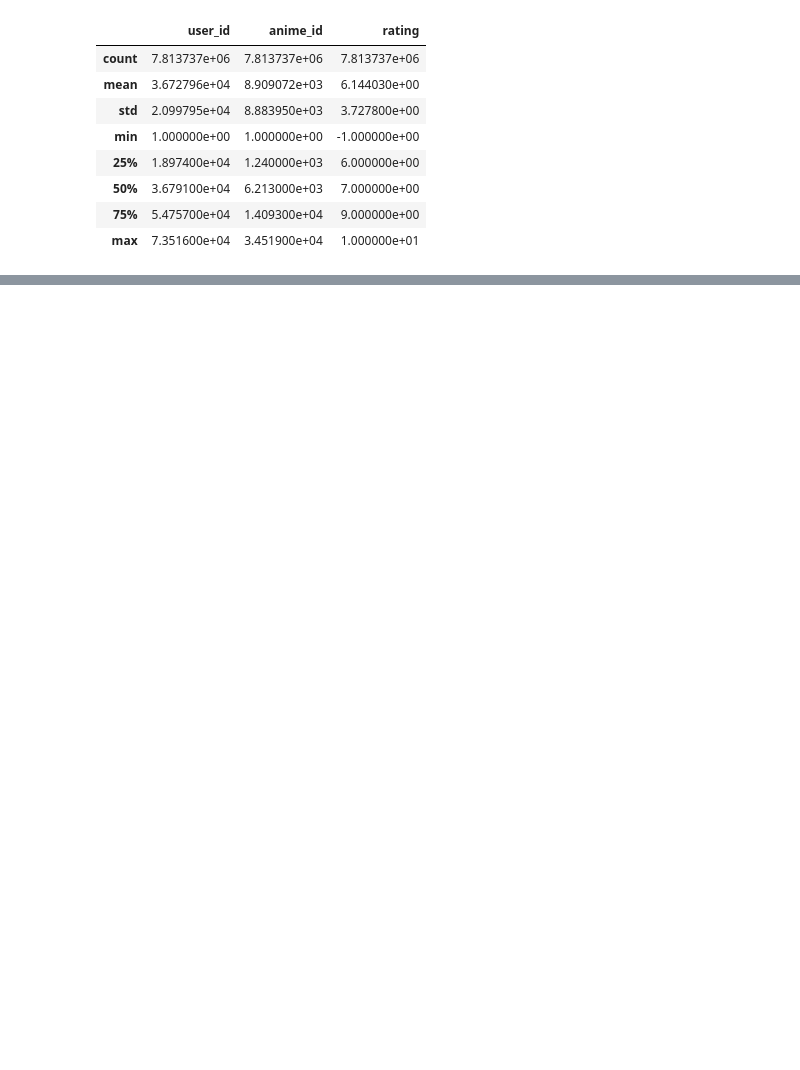
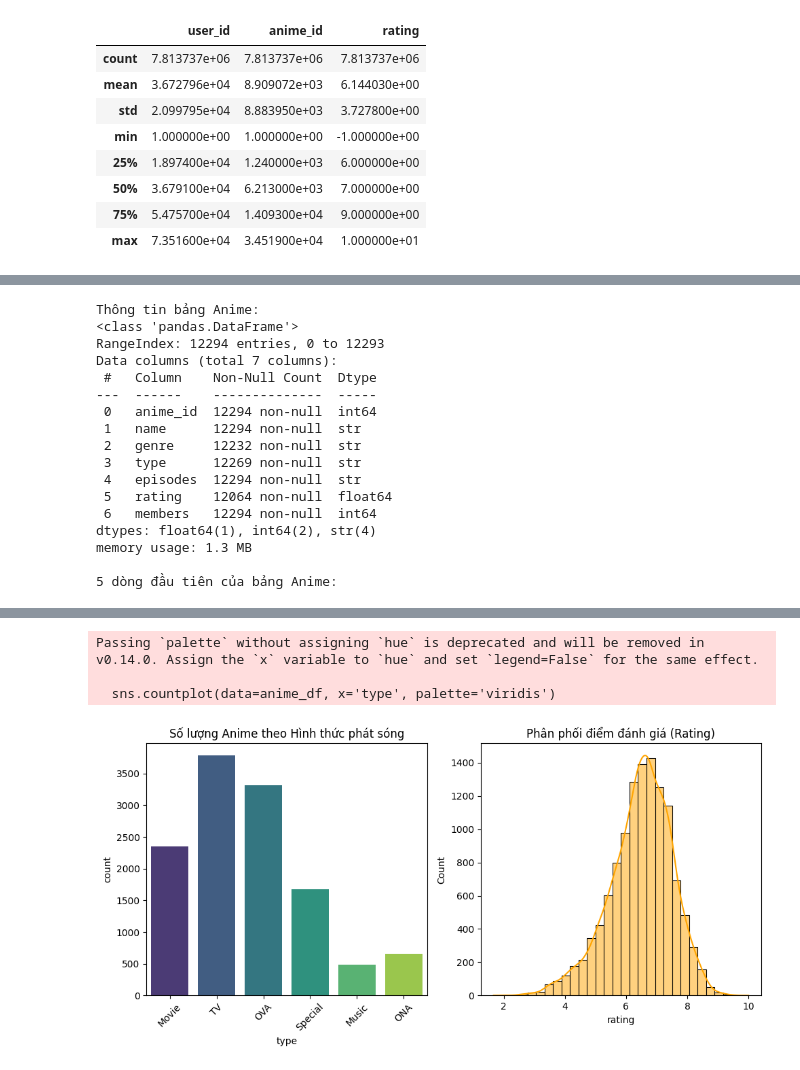
Before and after one commit to NguyenHung2604/Anime-Recommender-System, a Jupyter notebook: main.ipynb, the cells around one changed output, grey strips where cells are left out. Saved outputs shown, nothing was run; the diff lists cells and outputs as text; code cells hidden in the pictures; blank space fills up the shorter version.

```diff
--- a/main.ipynb
+++ b/main.ipynb
@@ -51,0 +65,5 @@ rating.describe()
+# %%
+# loai bo cac rating -1, tuc la xem phim xong khong de lai danh gia
+
+rating['rating'] = rating['rating'].replace(-1, np.nan)
+print(rating.head())
@@ -51,0 +185,50 @@ rating.describe()
+# %%
+import pandas as pd
+import matplotlib.pyplot as plt
+import seaborn as sns
+
+# 1. Đọc TOÀN BỘ dữ liệu (Không giới hạn 1000 dòng)
+anime_df = anime
+rating_df = rating
+
+# 2. Xem lướt dữ liệu xem có bao nhiêu cột, bao nhiêu dòng, có bị thiếu dữ liệu không
+print("Thông tin bảng Anime:")
+anime_df.info()
+
+print("\n5 dòng đầu tiên của bảng Anime:")
+display(anime_df.head())
+
+# 3. VẼ BIỂU ĐỒ - Phong cách hiện đại và cực ngắn gọn
+plt.figure(figsize=(10, 5))
+
+# Biểu đồ 1: Xem thể loại phát sóng (TV, Movie, OVA,...) cái nào phổ biến nhất
+plt.subplot(1, 2, 1)
+sns.countplot(data=anime_df, x='type', palette='viridis')
+plt.title('Số lượng Anime theo Hình thức phát sóng')
+plt.xticks(rotation=45)
+
+# Biểu đồ 2: Xem điểm Rating của các bộ Anime phân bố như thế nào
+plt.subplot(1, 2, 2)
+sns.histplot(anime_df['rating'], bins=30, kde=True, color='orange')
+plt.title('Phân phối điểm đánh giá (Rating)')
+
+plt.tight_layout()
+plt.show()
+# %% [output]
+Thông tin bảng Anime:
+<class 'pandas.DataFrame'>
+RangeIndex: 12294 entries, 0 to 12293
+Data columns (total 7 columns):
+ #   Column    Non-Null Count  Dtype
+---  ------    --------------  -----
+ 0   anime_id  12294 non-null  int64
+ 1   name      12294 non-null  str
+ 2   genre     12232 non-null  str
+ 3   type      12269 non-null  str
+ 4   episodes  12294 non-null  str
+ 5   rating    12064 non-null  float64
+ 6   members   12294 non-null  int64
+dtypes: float64(1), int64(2), str(4)
+memory usage: 1.3 MB
+
+5 dòng đầu tiên của bảng Anime:
@@ -51,0 +241,4 @@ rating.describe()
+Passing `palette` without assigning `hue` is deprecated and will be removed in v0.14.0. Assign the `x` variable to `hue` and set `legend=False` for the same effect.
+
+  sns.countplot(data=anime_df, x='type', palette='viridis')
+[figure, added]
```
Also changed, not shown: parts of 13 cells of this notebook.
